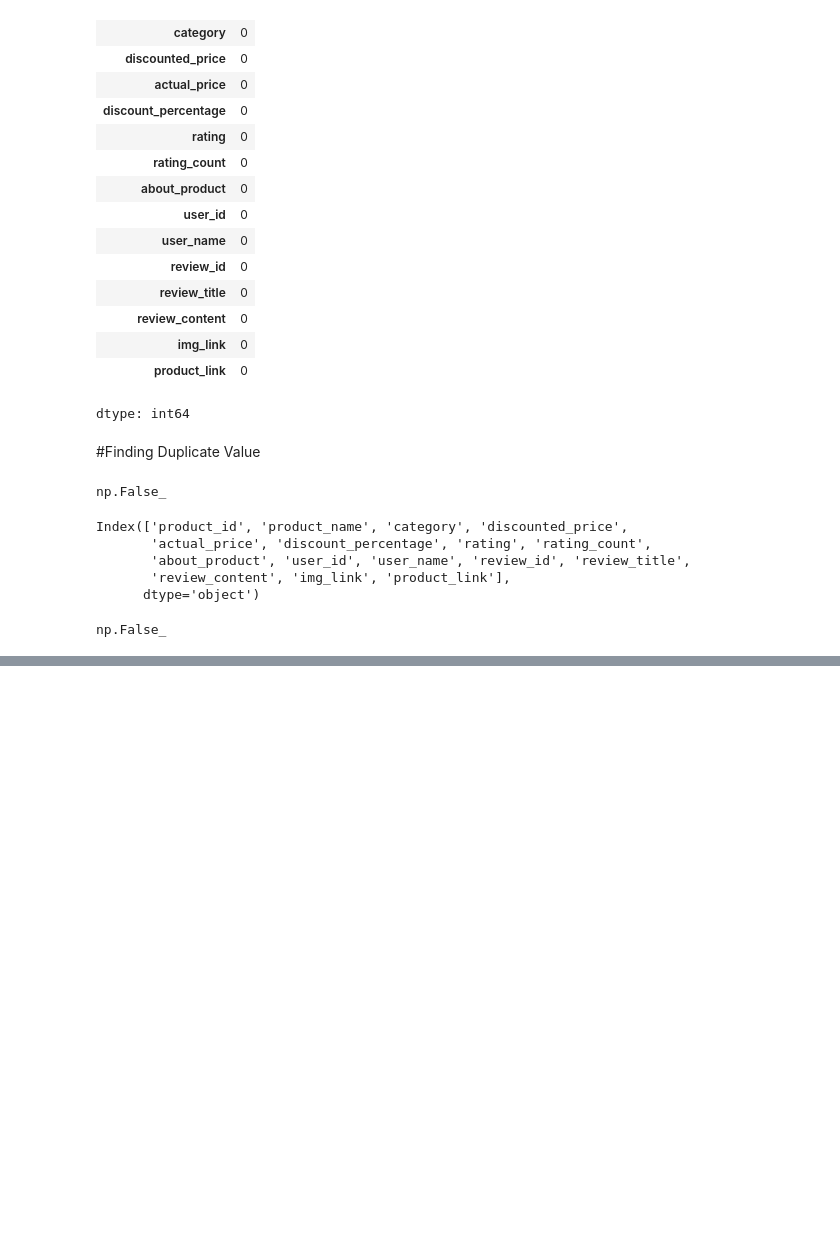
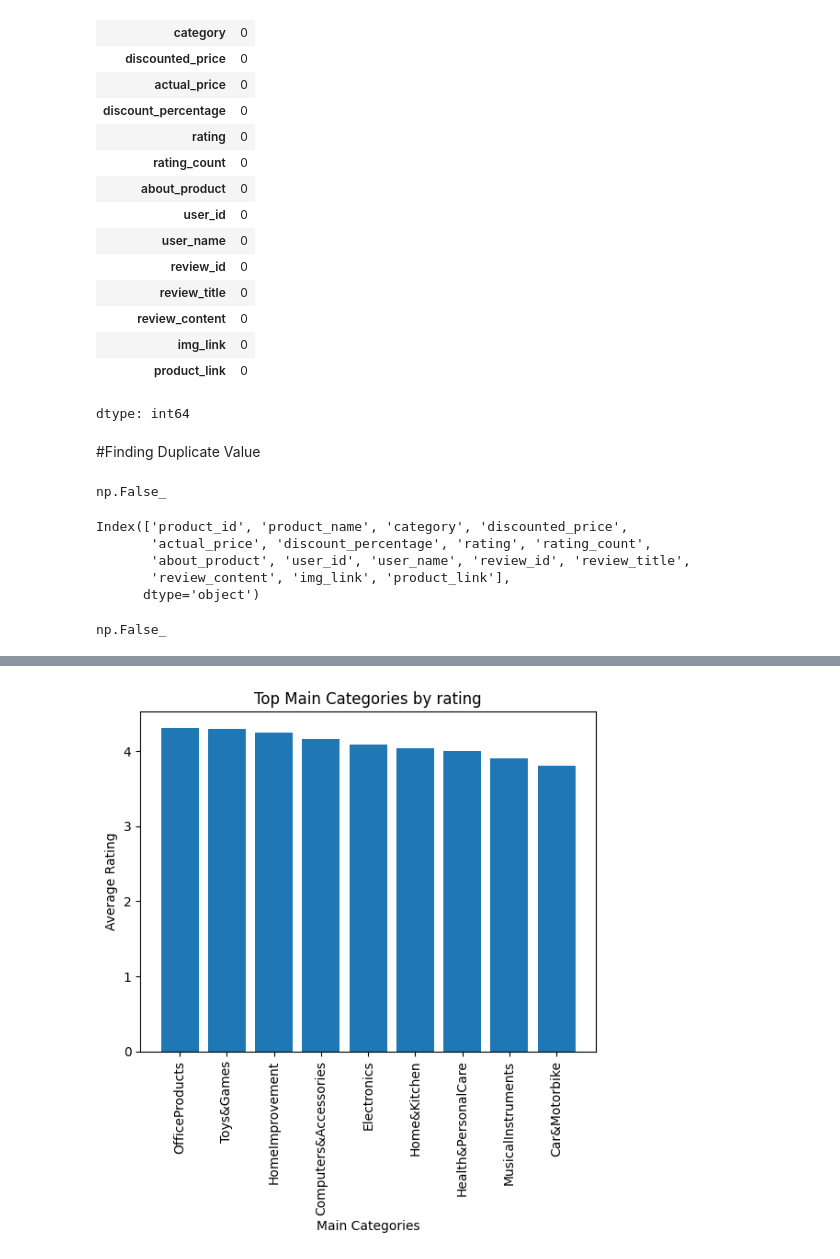
Before and after one commit to Sahilk004/Amazon, a Jupyter notebook: Amazon_data.ipynb, the cells around one changed output, grey strips where cells are left out. Cells and saved outputs as stored; diff of their text form; code cells hidden in the pictures; blank space fills up the shorter version.

```diff
--- a/Amazon_data.ipynb
+++ b/Amazon_data.ipynb
@@ -785,0 +442,3 @@ Top 5 categories with highest average ratings:
+# %%
+bins = [0,1,2,3,4,5]
+df['cluster'] = pd.cut(df['rating'],bins =bins,labels =['0-1','1-2','2-3','3-4','4-5'])
@@ -785,0 +458,3 @@ Top 5 categories with highest average ratings:
+# %%
+#Average rating of each main category
+topCategories_byRating = df.groupby(['main_category'])['rating'].mean().sort_values(ascending = False).reset_index()
@@ -785,0 +474,9 @@ Top 5 categories with highest average ratings:
+# %%
+plt.bar(topCategories_byRating['main_category'],topCategories_byRating['rating'])
+plt.xticks(rotation = 90)
+plt.xlabel('Main Categories')
+plt.ylabel('Average Rating')
+plt.title('Top Main Categories by rating')
+plt.show()
+# %% [output]
+[figure, added]
```
Also changed, not shown: parts of 108 cells of this notebook.
